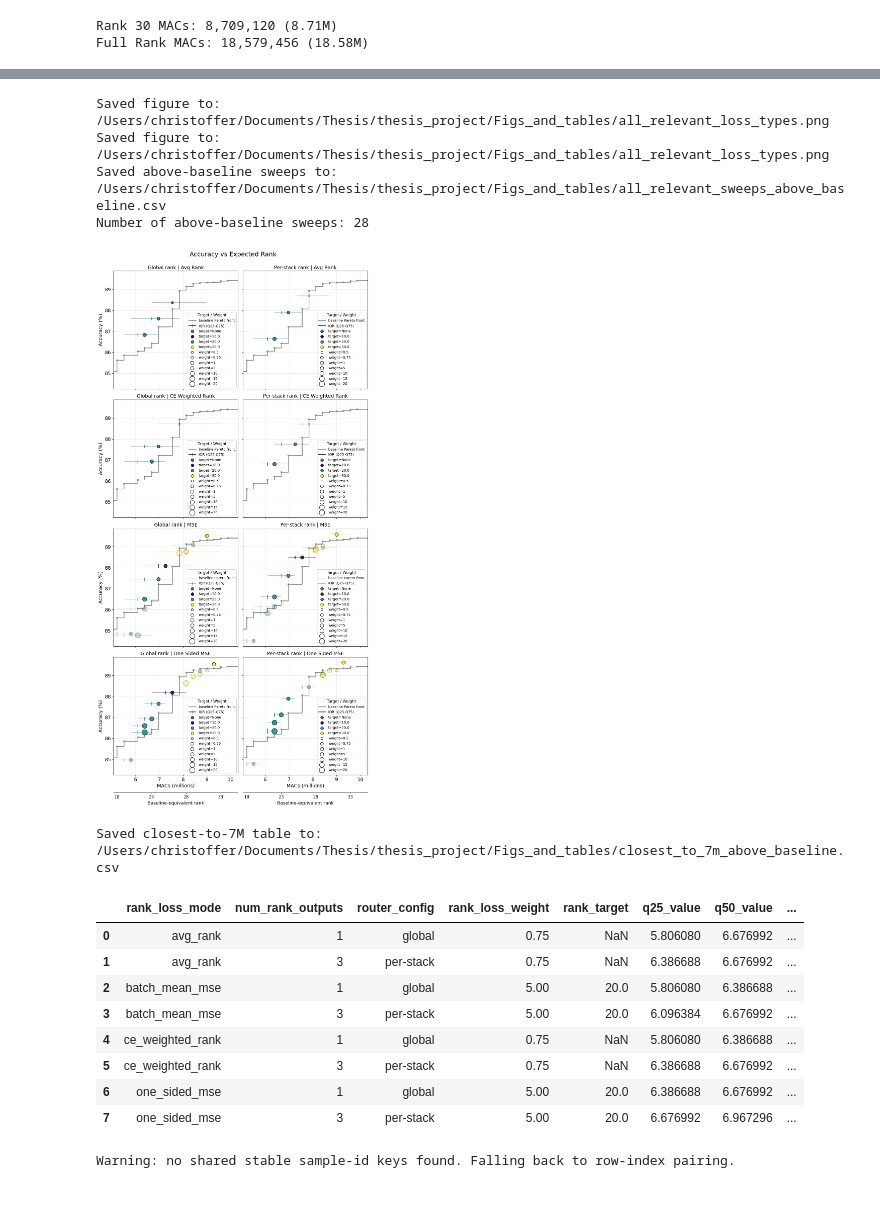
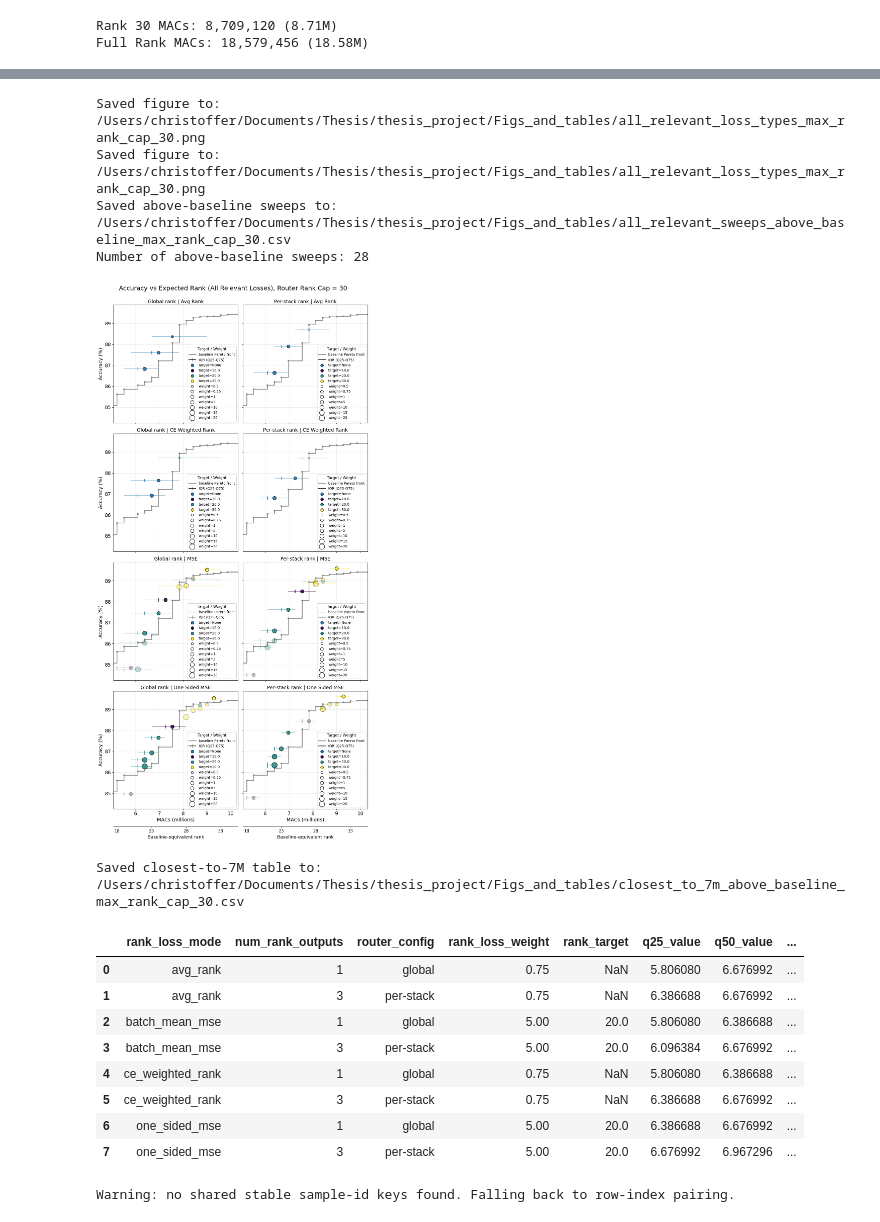
Before and after one commit to c-wejendorp/thesis, a Jupyter notebook: scripts/keyword_spotting/dynamic_model_viz.ipynb, the cells around one changed output, grey strips where cells are left out. Cells and saved outputs as stored; diff of their text form; code cells hidden in the pictures.

Commit message:
added possiblity to change rank cap

```diff
--- a/scripts/keyword_spotting/dynamic_model_viz.ipynb
+++ b/scripts/keyword_spotting/dynamic_model_viz.ipynb
@@ -34,6 +34,8 @@ from thesis_project.utils.compute_macs import compute_macs_base_model, compute_a
 
 #from thesis_project.training.key_word_spotting.train_base_loop import fit_base_model, validate_model
 from base_config_temp import cfg, noise_train_cfg, noise_eval_cfg
+# %%
+MAX_RANK_CAP = 30
 # %%
 # Compute expected rank statistics from a dynamic experiment folder.
 # The CSV stores ranks in a `rank` column and may contain either scalar ranks
@@ -138,7 +140,7 @@ for exp_folder in experiment_folders:
         continue
 
     per_sample_df = pd.read_csv(per_sample_df_path)
-    expected_rank, q25, q50, q75, avg_acc = compute_expected_rank_and_quantiles(per_sample_df,max_rank_cap=30)
+    expected_rank, q25, q50, q75, avg_acc = compute_expected_rank_and_quantiles(per_sample_df,max_rank_cap=MAX_RANK_CAP)
 
     router_cfg = experiment_config.get("router", {})
     loss_cfg = experiment_config.get("loss", {})
@@ -915,40 +917,40 @@ Number of above-baseline sweeps: 19
 # %%
 sweeps_for_plotting_4 = filter_sweep_results(
     all_sweep_results,
     loss_types = ['batch_mean_mse', 'one_sided_mse', 'avg_rank', 'ce_weighted_rank'],
     router_num_rank_outputs = [1, 3],
     rank_targets= [None, 10, 20, 30],
     pool_modes = ['subsample'],
     pool_reduction_factors = [2],
     rank_loss_weights = [0.5,0.75,1, 5, 10, 15, 20]
 )
 fig, above_baseline_sweeps = plot_rank_vs_acc_by_mode(
     sweeps_for_plotting_4,
     include_router_overhead=True,
     base_pareto_alpha=0.9,
     x_axis_cut_off_ranks=(18, 35),
-    plot_title='Accuracy vs Expected Rank',
+    plot_title=f'Accuracy vs Expected Rank (All Relevant Losses), Router Rank Cap = {MAX_RANK_CAP}',
     alpha_above_pareto=0.9,
     alpha_below_pareto=0.3,
     fig_size_per_subplot=(5.5, 6.0)
 
  )
-save_path = output_dir / "all_relevant_loss_types.png"
+save_path = output_dir / f"all_relevant_loss_types_max_rank_cap_{MAX_RANK_CAP}.png"
 fig.savefig(save_path, dpi=500, bbox_inches='tight')
 print(f"Saved figure to: {save_path}")
 
-sweeps_path = output_dir / "all_relevant_sweeps_above_baseline.csv"
+sweeps_path = output_dir / f"all_relevant_sweeps_above_baseline_max_rank_cap_{MAX_RANK_CAP}.csv"
 above_baseline_sweeps.to_csv(sweeps_path, index=False)
 
 print(f"Saved figure to: {save_path}")
 print(f"Saved above-baseline sweeps to: {sweeps_path}")
 print(f"Number of above-baseline sweeps: {len(above_baseline_sweeps)}")
 # %% [output]
-Saved figure to: /Users/christoffer/Documents/Thesis/thesis_project/Figs_and_tables/all_relevant_loss_types.png
-Saved figure to: /Users/christoffer/Documents/Thesis/thesis_project/Figs_and_tables/all_relevant_loss_types.png
-Saved above-baseline sweeps to: /Users/christoffer/Documents/Thesis/thesis_project/Figs_and_tables/all_relevant_sweeps_above_baseline.csv
+Saved figure to: /Users/christoffer/Documents/Thesis/thesis_project/Figs_and_tables/all_relevant_loss_types_max_rank_cap_30.png
+Saved figure to: /Users/christoffer/Documents/Thesis/thesis_project/Figs_and_tables/all_relevant_loss_types_max_rank_cap_30.png
+Saved above-baseline sweeps to: /Users/christoffer/Documents/Thesis/thesis_project/Figs_and_tables/all_relevant_sweeps_above_baseline_max_rank_cap_30.csv
 Number of above-baseline sweeps: 28
-[figure, old version]
+[figure, new version]
 # %%
 # Keep one above-baseline sweep per (loss, router config), closest to 7M MACs
 target_macs_m = 7.0
@@ -975,7 +977,7 @@ closest_to_7m = closest_to_7m.rename(columns={"x_value": "expected_macs"})
 
 output_dir = Path("/Users/christoffer/Documents/Thesis/thesis_project/Figs_and_tables")
 output_dir.mkdir(parents=True, exist_ok=True)
-closest_to_7m_path = output_dir / "closest_to_7m_above_baseline.csv"
+closest_to_7m_path = output_dir / f"closest_to_7m_above_baseline_max_rank_cap_{MAX_RANK_CAP}.csv"
 closest_to_7m.to_csv(closest_to_7m_path, index=False)
 print(f"Saved closest-to-7M table to: {closest_to_7m_path}")
 
@@ -998,7 +1000,7 @@ display_cols = [
 
 closest_to_7m[display_cols]
 # %% [output]
-Saved closest-to-7M table to: /Users/christoffer/Documents/Thesis/thesis_project/Figs_and_tables/closest_to_7m_above_baseline.csv
+Saved closest-to-7M table to: /Users/christoffer/Documents/Thesis/thesis_project/Figs_and_tables/closest_to_7m_above_baseline_max_rank_cap_30.csv
 |  | rank_loss_mode | num_rank_outputs | router_config | rank_loss_weight | rank_target | q25_value | q50_value | ... |
 | 0 | avg_rank | 1 | global | 0.75 | NaN | 5.806080 | 6.676992 | ... |
 | 1 | avg_rank | 3 | per-stack | 0.75 | NaN | 6.386688 | 6.676992 | ... |
```
Also changed, not shown: parts of 5 cells of this notebook.
